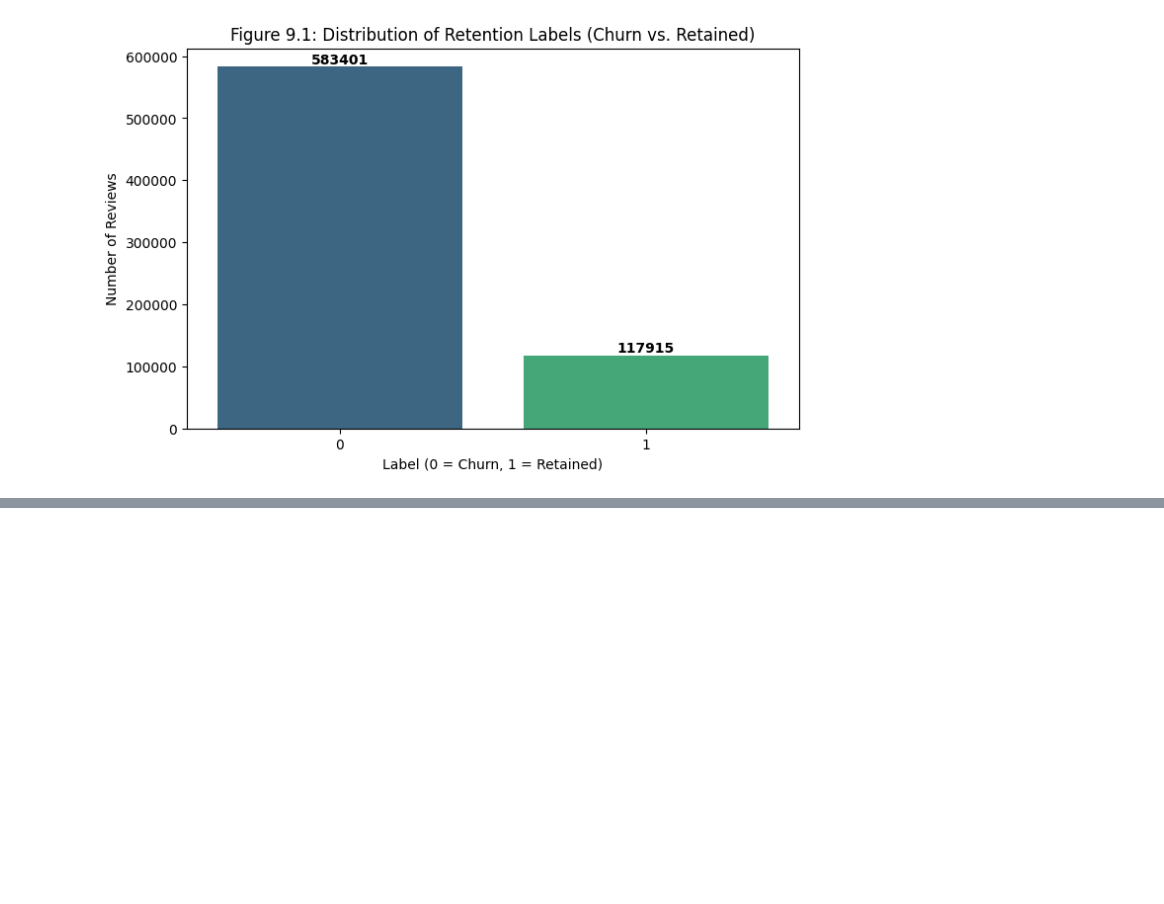
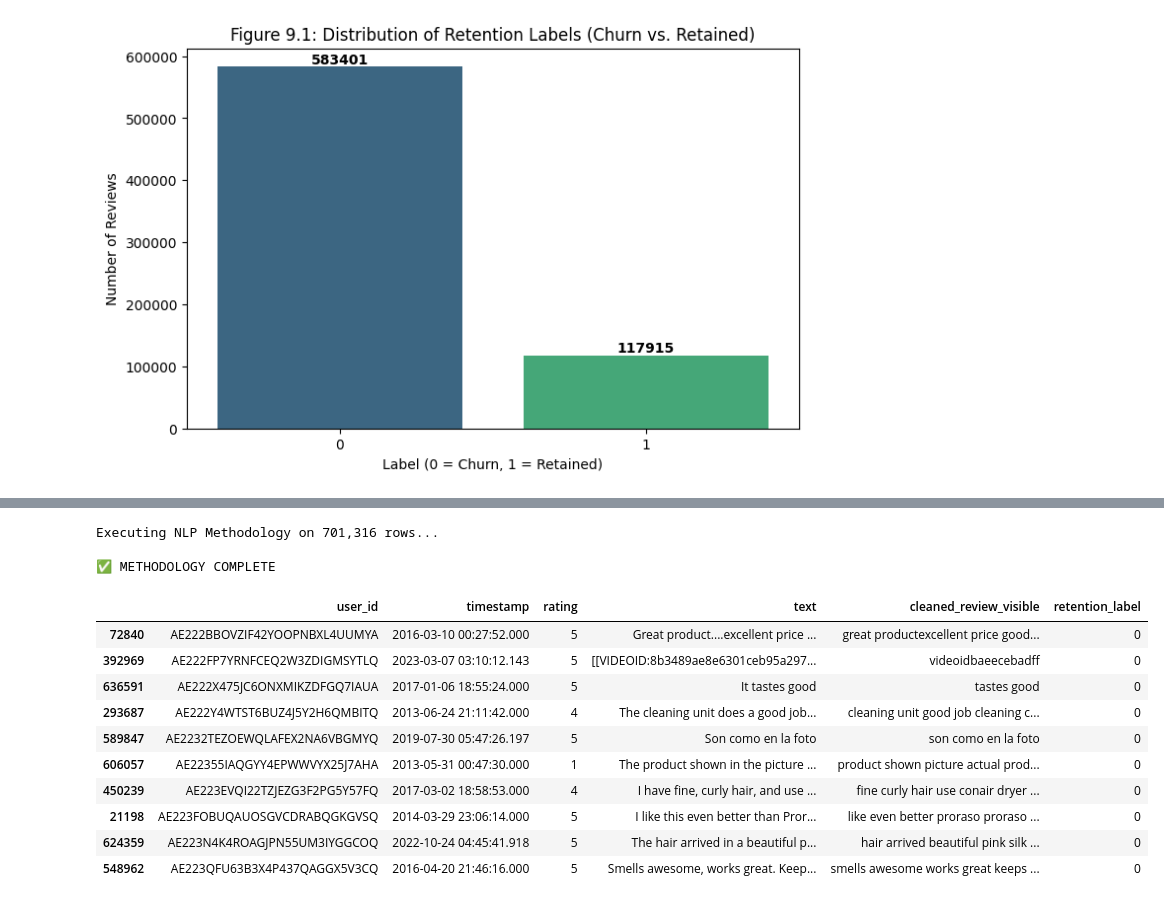
Before and after one commit to yourfavkomal/my-thesis, a Jupyter notebook: thesis_1.ipynb, the cells around one changed output, grey strips where cells are left out. Saved outputs shown, nothing was run; the diff lists cells and outputs as text; code cells hidden in the pictures; blank space fills up the shorter version.

```diff
--- a/thesis_1.ipynb
+++ b/thesis_1.ipynb
@@ -600,0 +867,20 @@ Mounted at /content/drive
+# %%
+# 1. Force the column to be numeric (handles any accidental string values like "five")
+df['rating'] = pd.to_numeric(df['rating'], errors='coerce')
+
+# 2. Check for any non-standard values (NaNs, 0s, or decimals like 4.5)
+# We use .isin() to ensure only the integers 1, 2, 3, 4, 5 are kept
+df = df[df['rating'].isin([1, 2, 3, 4, 5])]
+
+# 3. Final Scientific Audit - This is your proof for the thesis
+remaining_values = df['rating'].unique()
+print("--- FINAL AUDIT RESULTS ---")
+print(f"Unique values found: {remaining_values}")
+
+# This logic check will print a clear 'YES' or 'NO'
+if set(remaining_values).issubset({1, 2, 3, 4, 5}):
+    print("✅ SUCCESS: Every single row is strictly between 1 and 5.")
+else:
+    print("❌ ERROR: Abnormal values still exist.")
+
+print(f"Final dataset size: {len(df):,} rows")
@@ -600,0 +920,41 @@ Mounted at /content/drive
+# %%
+import pandas as pd
+import nltk
+from nltk.corpus import stopwords
+import re
+
+# 1. Prepare the environment
+nltk.download('stopwords')
+stop_words = set(stopwords.words('english'))
+
+def scientific_clean(text):
+    if not isinstance(text, str):
+        return ""
+
+    # A. Case Folding (Methodology Step 1: Standardization)
+    text = text.lower()
+
+    # B. Noise Reduction (Methodology Step 2: Cleaning)
+    text = re.sub(r'[^a-z\s]', '', text)
+
+    # C. Feature Selection (Methodology Step 3: Semantic Extraction)
+    # This keeps words like 'moisturizer' and removes 'the/is/a'
+    words = text.split()
+    tokens = [w for w in words if w not in stop_words]
+
+    return " ".join(tokens)
+
+# 2. Execute the transformation
+print("Executing NLP Methodology on 701,316 rows...")
+df['cleaned_review_visible'] = df['text'].apply(scientific_clean)
+
+# 3. Final Column Selection - Keeping it "Slim" as per methodology
+# We keep only the variables discussed in your proposal
+final_cols = ['user_id', 'timestamp', 'rating', 'text', 'cleaned_review_visible', 'retention_label']
+df_final = df[final_cols]
+
+# 4. Save and Show
+df_final.to_csv('amazon_beauty_final_processed.csv', index=False)
+print("\n✅ METHODOLOGY COMPLETE")
+display(df_final.head(10))
+# %% [output]
@@ -600,0 +963,14 @@ Mounted at /content/drive
+Executing NLP Methodology on 701,316 rows...
+
+✅ METHODOLOGY COMPLETE
+|  | user_id | timestamp | rating | text | cleaned_review_visible | retention_label |
+| 72840 | AE222BBOVZIF42YOOPNBXL4UUMYA | 2016-03-10 00:27:52.000 | 5 | Great product....excellent price ... | great productexcellent price good... | 0 |
+| 392969 | AE222FP7YRNFCEQ2W3ZDIGMSYTLQ | 2023-03-07 03:10:12.143 | 5 | [[VIDEOID:8b3489ae8e6301ceb95a297... | videoidbaeecebadff | 0 |
+| 636591 | AE222X475JC6ONXMIKZDFGQ7IAUA | 2017-01-06 18:55:24.000 | 5 | It tastes good | tastes good | 0 |
+| 293687 | AE222Y4WTST6BUZ4J5Y2H6QMBITQ | 2013-06-24 21:11:42.000 | 4 | The cleaning unit does a good job... | cleaning unit good job cleaning c... | 0 |
+| 589847 | AE2232TEZOEWQLAFEX2NA6VBGMYQ | 2019-07-30 05:47:26.197 | 5 | Son como en la foto | son como en la foto | 0 |
+| 606057 | AE22355IAQGYY4EPWWVYX25J7AHA | 2013-05-31 00:47:30.000 | 1 | The product shown in the picture ... | product shown picture actual prod... | 0 |
+| 450239 | AE223EVQI22TZJEZG3F2PG5Y57FQ | 2017-03-02 18:58:53.000 | 4 | I have fine, curly hair, and use ... | fine curly hair use conair dryer ... | 0 |
+| 21198 | AE223FOBUQAUOSGVCDRABQGKGVSQ | 2014-03-29 23:06:14.000 | 5 | I like this even better than Pror... | like even better proraso proraso ... | 0 |
+| 624359 | AE223N4K4ROAGJPN55UM3IYGGCOQ | 2022-10-24 04:45:41.918 | 5 | The hair arrived in a beautiful p... | hair arrived beautiful pink silk ... | 0 |
+| 548962 | AE223QFU63B3X4P437QAGGX5V3CQ | 2016-04-20 21:46:16.000 | 5 | Smells awesome, works great. Keep... | smells awesome works great keeps ... | 0 |
```
Also changed, not shown: parts of 46 cells of this notebook.
